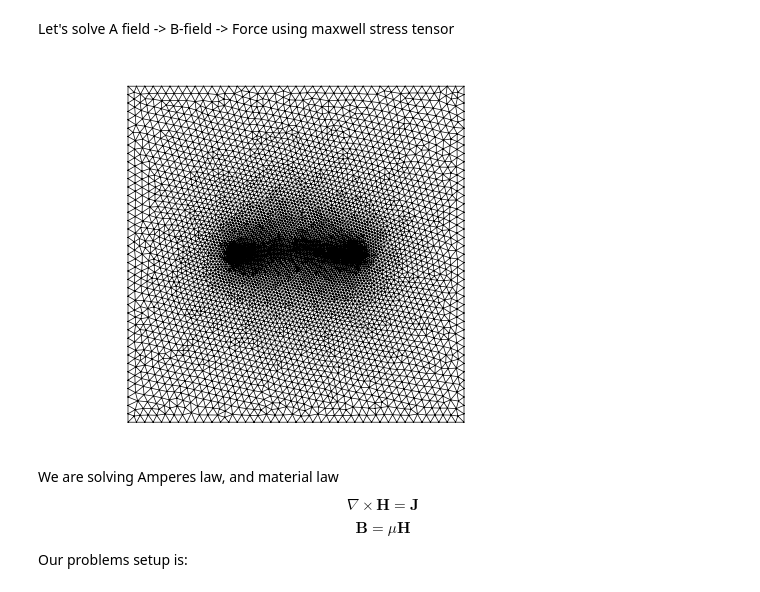
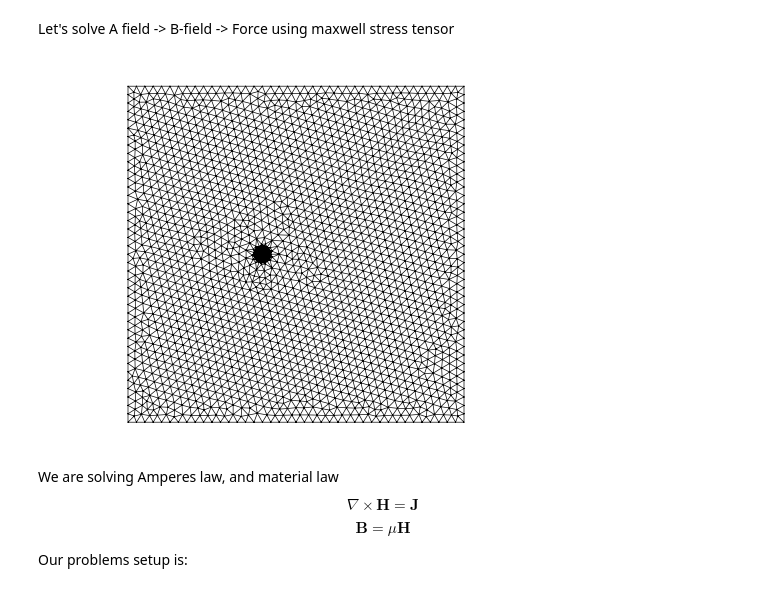
Before and after one commit to VerttiAalto100/computational-electromagnetics, a Jupyter notebook: notebooks/force_between_conductors.ipynb, the cells around one changed output. Drawn from its saved outputs; the diff is of its cells as text; code cells hidden in the pictures.

Commit message:
Trying to get force right but still errors

```diff
--- a/notebooks/force_between_conductors.ipynb
+++ b/notebooks/force_between_conductors.ipynb
@@ -32,24 +32,24 @@ Let's solve A field  ->  B-field -> Force using maxwell stress tensor
 # %%
 import meshio
 from skfem import *
 from skfem.helpers import dot, grad
 import numpy as np
 
 from skfem.io.meshio import from_meshio
 
 
-m = meshio.read("../meshes/two_wires.msh")
+m = meshio.read("../meshes/wire_force_contour.msh")
 
 mesh = from_meshio(m)
 
 from skfem.visuals.matplotlib import draw
 import matplotlib.pyplot as plt
 
 draw(mesh)
 plt.axis("equal")
 plt.show()
 # %% [output]
-[figure, old version]
+[figure, new version]
 # %% [markdown]
 We are solving Amperes law, and material law
 
```
Also changed, not shown: parts of 22 cells of this notebook.
